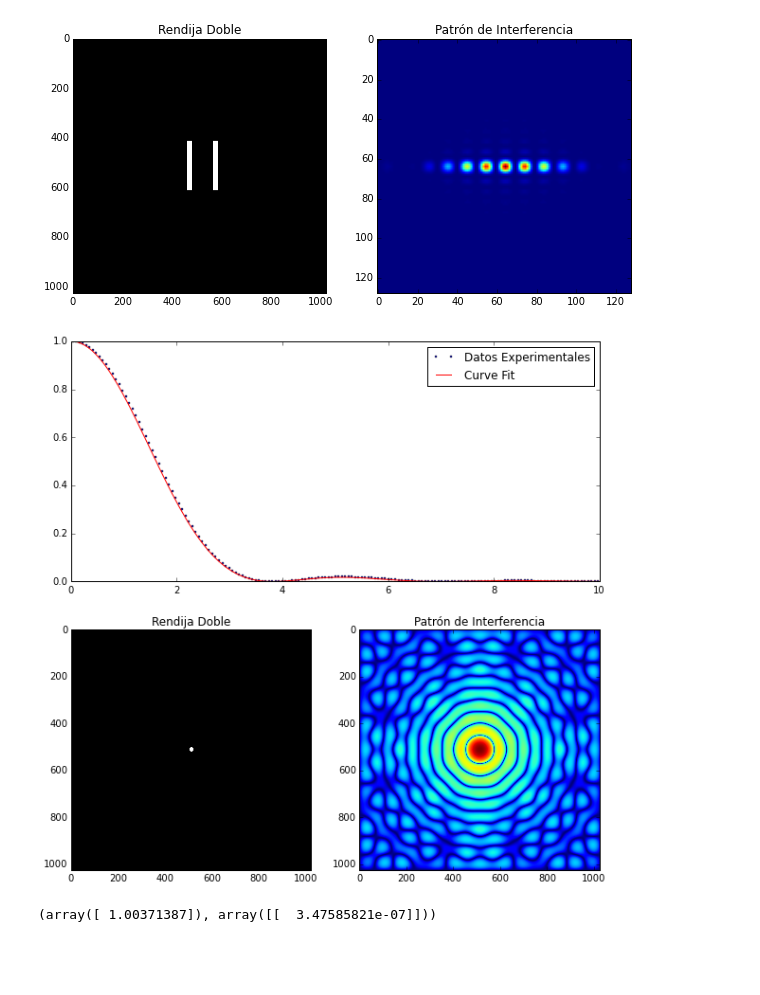
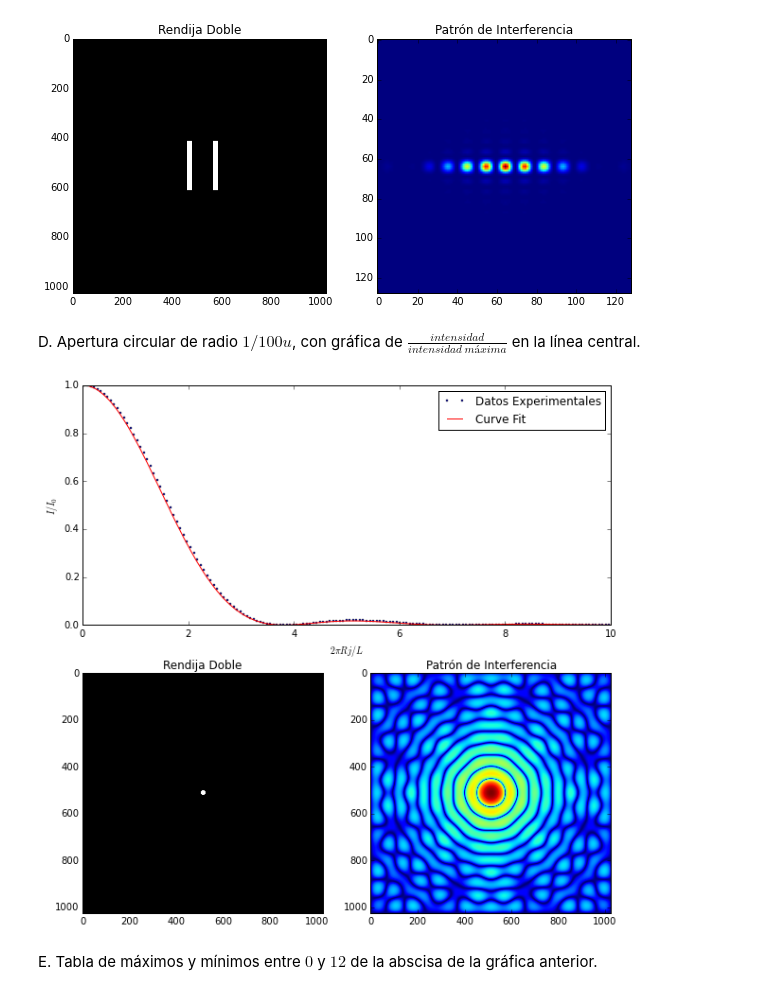
Before and after one commit to Cohnan/CompMathPhysics, a Jupyter notebook: Tareas/HW4/HW4.ipynb, the cells around one changed output. Cells and saved outputs as stored; diff of their text form; code cells hidden in the pictures; blank space fills up the shorter version.

```diff
--- a/Tareas/HW4/HW4.ipynb
+++ b/Tareas/HW4/HW4.ipynb
@@ -76,56 +102,76 @@ ax2.set_title(u"Patrón de Interferencia")
 plt.show( )
 # %% [output]
 [figure]
+# %% [markdown]
+D. Apertura circular de radio $1/100 u$, con gráfica de $\frac{intensidad}{intensidad\ máxima}$ en la línea central.
 # %%
 largoG = 2**10
 radioP = 0.01*largoG
 
+# Lado de la región a mostrar
 lado_most3 = largoG
 
+# Creacioń de la rendija
 rendija3 = np.zeros((largoG, largoG), dtype = float32)
 
 for i in range(largoG):
+    # Marca como parte de la apertura aquellos puntos que pertenecen a un
+    # círculo centrado basándose en las coordenadas dadas por los índices del
+    # array.
+
     for j in range(largoG):
         if (i + 0.5 - largoG/2)**2 + (j + 0.5 - largoG/2)**2 <= radioP**2:
             rendija3[i, j] = 1
 
+# Cálculo de amplitudes complejas
 rendija3_dft = fft2(rendija3)
 rendija3_shift = fftshift(rendija3_dft)
 
+# Cálculo del (logaritmo) de la intensidad en la región a mostrar
 mostrar3 = np.log(
     np.absolute(
         rendija3_shift[(largoG - lado_most3)/2 : (largoG + lado_most3)/2, (largoG - lado_most3)/2 : (largoG + lado_most3)/2]
     )**2 + 1)
 
+# Graficación de rendija y patrón de interferencia
 fig = plt.figure('Rendija Circular', figsize = (10, 10))
 
 ax1 = fig.add_subplot(223)
 ax1.imshow(rendija3, cmap = 'gray', interpolation = 'Nearest')
 ax1.set_title(u"Rendija Doble")
 
 ax2 = fig.add_subplot(224)
 ax2.imshow(mostrar3)
 ax2.set_title(u"Patrón de Interferencia")
 
 ax3 = fig.add_subplot(211)
 
+# Gráfica de intensidad / intensidad máxima en la línea central de la región a mostrar
 x = 2*np.pi*radioP/1024.*np.linspace(-512,512,1024)
 y = np.exp(mostrar3[largoG / 2,:])/np.exp(mostrar3[largoG / 2, largoG / 2])
+
+# Regresión de la amplitud compleja generada, en el plano de incidencia
+from scipy.special import jv # Función de Bessel de la primera clase
+
+def funcion(x, c):
+    # Función teórica que determina la amplitud compleja de la luz en el plano de incidencia
+
+    return (2*jv(1, c*x) / (c*x))**2
+
+pars, cov = curve_fit(funcion, x, y)
+c = pars[0]
+
+
 ax3.set_xlim([0, 10])
 ax3.plot(x, y, 'bo', ms = 2, label = 'Datos Experimentales')
-ax3.plot(x, funcion(x, 1.00371387), 'r-', label = 'Curve Fit')
+ax3.plot(x, funcion(x, c), 'r-', label = 'Curve Fit')
+ax3.set_ylabel('$I/I_0$')
+ax3.set_xlabel('$2\pi Rj/L$')
 ax3.legend( )
 
 plt.show( )
 # %% [output]
-[figure, old version]
+[figure, new version]
-# %%
-from scipy.special import jv
-
-def funcion(x, c):
-    return (2*jv(1, c*x) / (c*x))**2
-
-print curve_fit(funcion, x, y)
-# %% [output]
-(array([ 1.00371387]), array([[  3.47585821e-07]]))
+# %% [markdown]
+E. Tabla de máximos y mínimos entre $0$ y $12$ de la abscisa de la gráfica anterior.
 # %%
```
Also changed, not shown: parts of 11 cells of this notebook, 1 other file.
